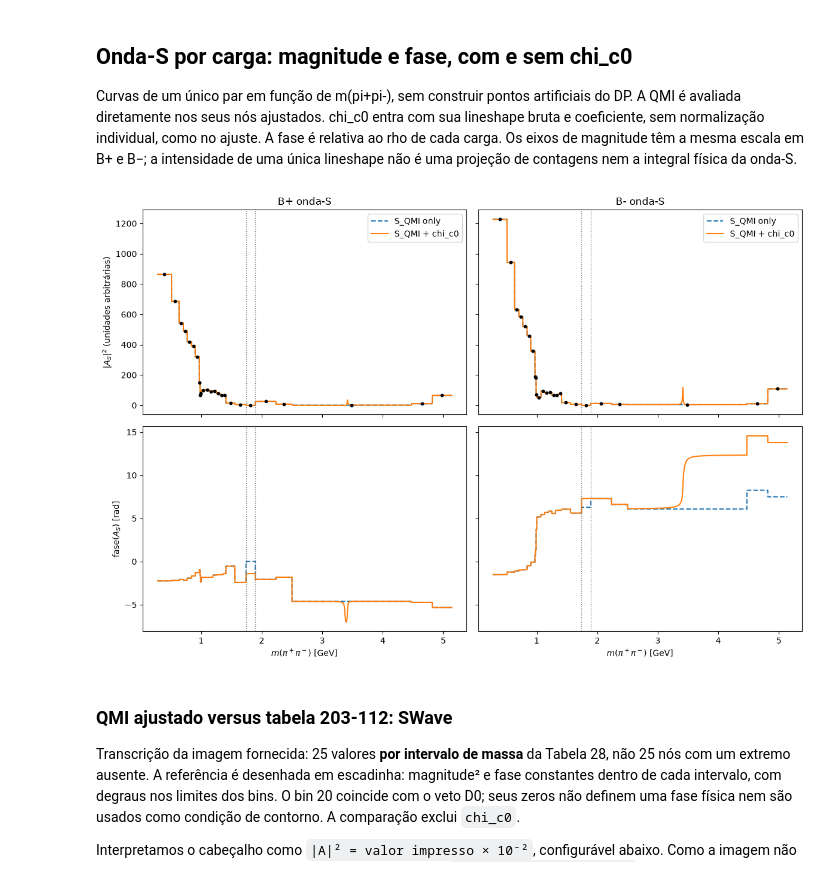
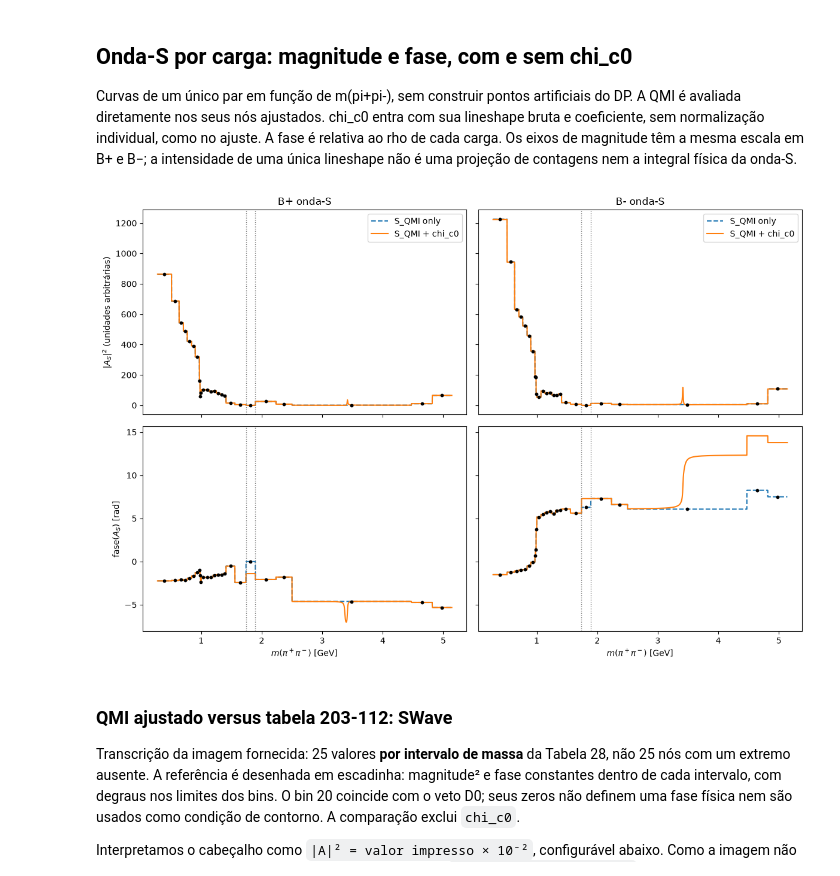
Before and after one commit to JuanBSLeite/DalitzPlotFitter, a Jupyter notebook: notebooks/data_analyses/27_b2pipipi_cpvfit_qmi_step_cp_bins.ipynb, the cells around one changed output. Cells and saved outputs as stored; diff of their text form; code cells hidden in the pictures.

Commit message:
save 27; add zoom before and after veto.

```diff
--- a/notebooks/data_analyses/27_b2pipipi_cpvfit_qmi_step_cp_bins.ipynb
+++ b/notebooks/data_analyses/27_b2pipipi_cpvfit_qmi_step_cp_bins.ipynb
@@ -65,7 +65,7 @@ Dados, mapas, yields e assimetrias iniciais são preservados conforme solicitado
 a partir de `GenFit3piCP_R2_415489.cc`. A diferença de yields para a Tabela 3 do draft
 é uma limitação explícita da reprodução, não uma alteração a aplicar ao ROOT atual.
 # %%
-INPUTS = Path("/home/juan-leite/Work/data/fit415489_pipipinotav3_21-5--11h32m13s415489/inputs")
+INPUTS = Path("/Users/juanleite/Work/data/fit415489_pipipinotav3_21-5--11h32m13s415489/inputs")
 
 DATA_FILE = INPUTS / "data15161718_pipipi_LauNoSpike.root"
 DATA_TREE = "fitTree"
@@ -94,6 +94,7 @@ QQBAR_YIELD_ASYMMETRY = -0.0078  # qqbarEventsAsym, fixed
 N_KPIPIBKG = 0. # nBgkpipiEvents = 95120*.0, fixed -- inert, kept only for structural fidelity
 KPIPIBKG_YIELD_ASYMMETRY = 0.03  # kpipibkgEventsAsym, fixed -- inert since the yield above is 0
 
+N_STARTS=1
 
 print(f"N_signal = {N_SIGNAL:.3f}   N_qqbar = {N_QQBAR:.3f}   sum = {N_SIGNAL + N_QQBAR:.3f}")
 
@@ -104,7 +105,7 @@ NORMALIZATION_CONFIG = {
     #"normalization_binning_factor": 30,
     "normalization_chunk_size": 100_000,
     "dynamics_microbatch_size": 100_000,
-    "normalization_resolution": 500
+    #"normalization_resolution": 500
 }
 # %% [output]
 N_signal = 84124.795   N_qqbar = 10985.205   sum = 95110.000
@@ -369,7 +370,7 @@ def make_data_fit_session(plus, minus):
 
 isobar_session = make_data_fit_session(isobar_models[+1], isobar_models[-1])
 isobar_multifit = isobar_session.fit_multistart(
-    n_starts=1,
+    n_starts=N_STARTS,
     seed=20260923,
     include_default=True,
     strategy=1,
@@ -509,13 +512,15 @@ QMI_KNOTS_GEV = (
 # Saved fit outputs must be regenerated after changing the interpolation.
 QMI_INTERPOLATION = "none"  # Constant complex amplitude per mass bin.
 
-# Optional QMI-node curvature penalty (docs/lineshapes.md, "Optional QMI knot smoothing").
-# Exploratory first-pass regularization for the flat/near-degenerate directions coming
-# from closely spaced knots (0.970/0.980/0.990/1.000 GeV around f0(980)); it is NOT yet
-# validated against toy ensembles as that doc requires, so treat post-fit uncertainties
-# as provisional until that validation is done. strength=0.0 makes with_constraint below
-# an exact no-op.
-QMI_SMOOTHNESS_STRENGTH = 0.0  # No curvature penalty for constant bins.
+# Optional QMI curvature penalty, as in 23_..._SqDP_QMI1D_Smoothness (docs/lineshapes.md,
+# "Optional QMI knot smoothing"). QMISmoothnessConstraint rejects interpolation="none", so
+# the same formula is applied to the constant bin values placed at the bin centers (see
+# the session cell). NOT validated against toys here: lambda depends on the node scale
+# (not comparable to notebook 23's) and post-fit errors come from the penalized objective.
+# strength=0.0 is an exact no-op.
+QMI_SMOOTHNESS_STRENGTH = 0.1  # lambda fixo; zero desliga a penalização
+QMI_SMOOTHNESS_WEIGHTS = None  # None: only stencils entirely above the D0 veto are active;
+                               # otherwise len(QMI_BIN_CENTERS)-2 weights, one per interior bin
 
 # In step mode knots are EDGES; parameters belong to the 25 intervals.
 QMI_BIN_CENTERS = (np.asarray(QMI_KNOTS_GEV[:-1]) + np.asarray(QMI_KNOTS_GEV[1:])) / 2
@@ -779,15 +807,20 @@ MIGRAD usa estratégia 1 e HESSE com Hessiana JAX. Verificamos a convergência e
 a covariância antes dos diagnósticos. Múltiplos starts ainda podem explorar outros mínimos.
 # %%
 qmi_multifit = fit_session.fit_multistart(
-    n_starts=1,
+    n_starts=N_STARTS,
     seed=20260924,
     include_default=True,
-    strategy=1,
-    verbose=3,
+    strategy=2,
+    verbose=1,
     hessian="jax",
 )
 result = qmi_multifit.best
 print(result.fmin)
 if not result.valid or result.covariance is None or not result.fmin.has_accurate_covar:
     raise RuntimeError("Fit/covariance not reliable: inspect MIGRAD, EDM and HESSE before reporting errors")
+# As in notebook 23: fval includes the penalty; report data NLL and penalty separately.
+_fit_values = fit_session.result_values(result)
+nll_data = float(fit_session.base_objective(_fit_values))
+smoothness_penalty = float(sum(penalty(_fit_values) for penalty in QMI_SMOOTHNESS_CONSTRAINTS))
+print(f"nll = {result.fval:.3f}   nll_data = {nll_data:.3f}   smoothness_penalty = {smoothness_penalty:.3f}")
 # %% [output]
@@ -1272,34 +1316,41 @@ for charge_label, charge_model in (("B+", plus_model), ("B-", minus_model)):
 
 qmi_only_knot_values = {
     charge_label: swave_scan(charge_model, values, QMI_BIN_CENTERS, include_chic0=False)
     for charge_label, charge_model in (("B+", plus_model), ("B-", minus_model))
 }
 
 fig, axes = plt.subplots(2, 2, figsize=(12, 8), sharex=True, sharey="row")
 for col, charge_label in enumerate(("B+", "B-")):
     for tag, style in (("S_QMI only", "--"), ("S_QMI + chi_c0", "-")):
         amplitude = swave_curves[(charge_label, tag)]
         axes[0, col].plot(swave_mass_scan, np.abs(amplitude) ** 2, style, label=tag)
         axes[1, col].plot(swave_mass_scan, np.unwrap(np.angle(amplitude)), style, label=tag)
 
     axes[0, col].scatter(
         QMI_BIN_CENTERS, np.abs(qmi_only_knot_values[charge_label]) ** 2,
         s=10, color="black", zorder=3,
     )
+    # Unwrap the knot phases and shift each onto the same 2*pi branch as the unwrapped
+    # "S_QMI only" curve, so the markers land on the plotted line.
+    qmi_only_phase_curve = np.unwrap(np.angle(swave_curves[(charge_label, "S_QMI only")]))
+    knot_phase = np.unwrap(np.angle(qmi_only_knot_values[charge_label]))
+    curve_at_knots = np.interp(QMI_BIN_CENTERS, swave_mass_scan, qmi_only_phase_curve)
+    knot_phase = knot_phase + 2 * np.pi * np.round((curve_at_knots - knot_phase) / (2 * np.pi))
+    axes[1, col].scatter(QMI_BIN_CENTERS, knot_phase, s=10, color="black", zorder=3)
     for mass in (D0_VETO_MIN_GEV, D0_VETO_MAX_GEV):
         axes[0, col].axvline(mass, color="grey", ls=":", lw=1)
         axes[1, col].axvline(mass, color="grey", ls=":", lw=1)
 
     axes[0, col].set_title(f"{charge_label} onda-S")
     axes[1, col].set_xlabel(r"$m(\pi^+\pi^-)$ [GeV]")
     axes[0, col].legend()
 
 axes[0, 0].set_ylabel(r"$|A_S|^2$ (unidades arbitrárias)")
 axes[1, 0].set_ylabel(r"fase$(A_S)$ [rad]")
 fig.tight_layout()
 plt.show()
 # %% [output]
-[figure, old version]
+[figure, new version]
 # %% [markdown]
 ### QMI ajustado versus tabela 203-112: SWave
 
```
Also changed, not shown: parts of 24 cells of this notebook.
